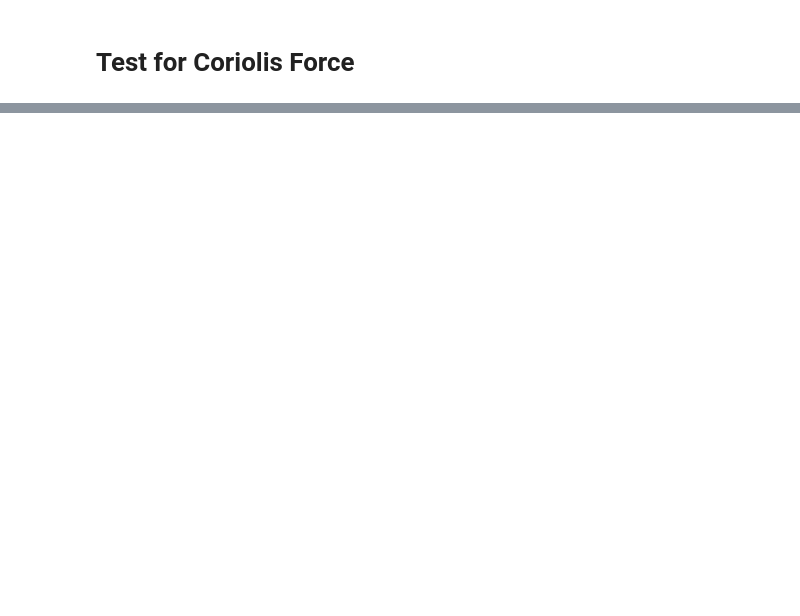
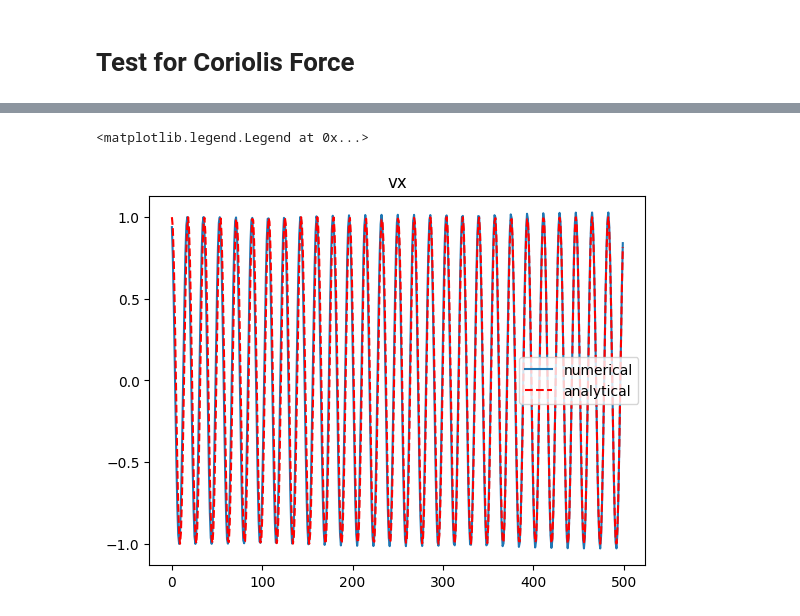
Before and after one commit to amelielwk/jax-cfd-sb, a Jupyter notebook: coriolis.ipynb, the cells around one changed output, grey strips where cells are left out. Saved outputs shown, nothing was run; the diff lists cells and outputs as text; code cells hidden in the pictures; blank space fills up the shorter version.

```diff
--- a/coriolis.ipynb
+++ b/coriolis.ipynb
@@ -55,7 +55,7 @@ step_fn = cfd.funcutils.repeated(
         diffuse=diffuse, forcing=forcing),
     steps=inner_steps)
 rollout_fn = jax.jit(cfd.funcutils.trajectory(step_fn, outer_steps))
-%time _, trajectory = jax.device_get(rollout_fn(v0))
+_, trajectory = jax.device_get(rollout_fn(v0))
 # %%
 # JAX-CFD uses GridVariable objects for input/output. These objects contain:
 #  - array data
@@ -77,0 +95,10 @@ plt.plot(vy)
+# %%
+plt.plot(vx,label='numerical')
+time = np.linspace(0, outer_steps*inner_steps*dt, outer_steps)
+analytical_vx = np.cos(2*angular_velocity*time)
+plt.plot(analytical_vx, 'r--',label='analytical')
+plt.title('vx')
+plt.legend()
+# %% [output]
+<matplotlib.legend.Legend at 0x...>
+[figure, added]
```
Also changed, not shown: parts of 5 cells of this notebook, 4 other files.
